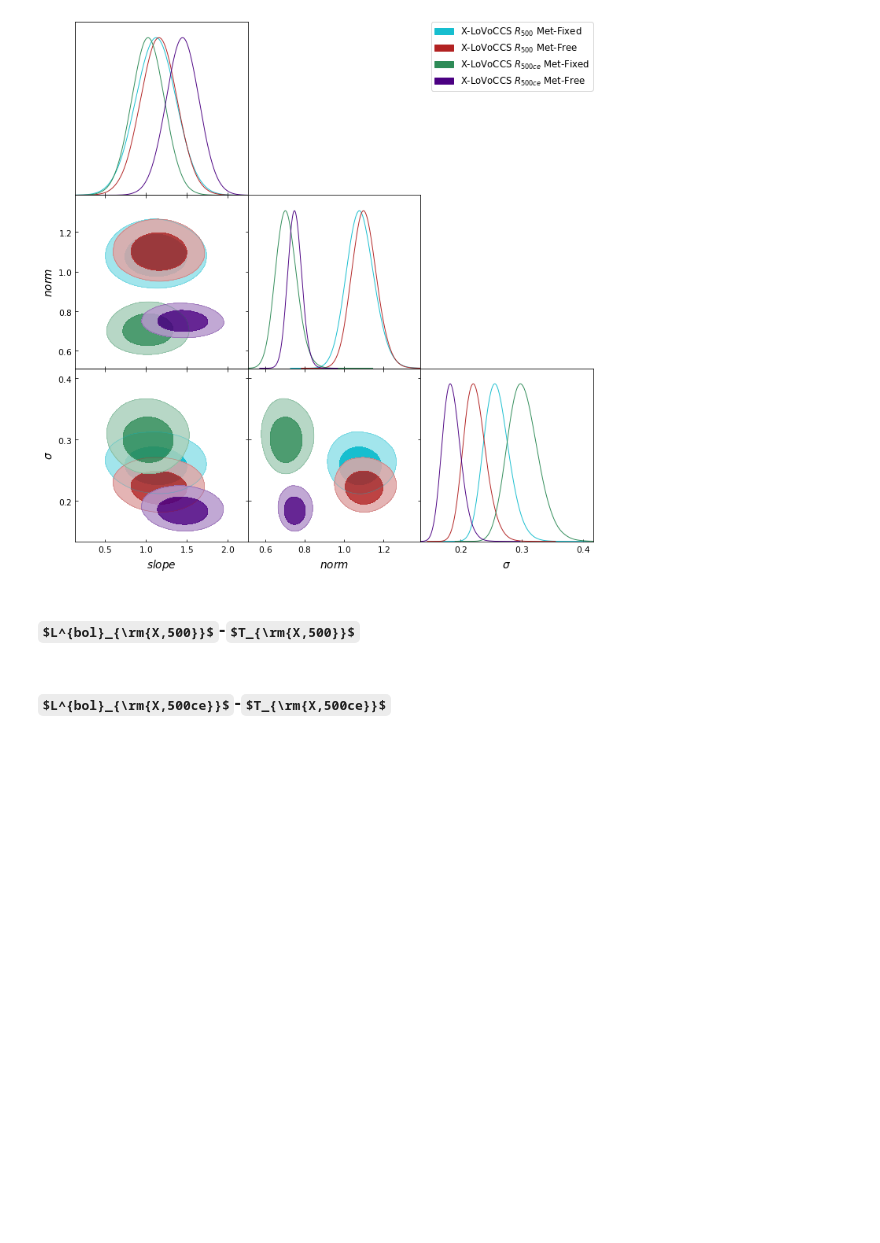
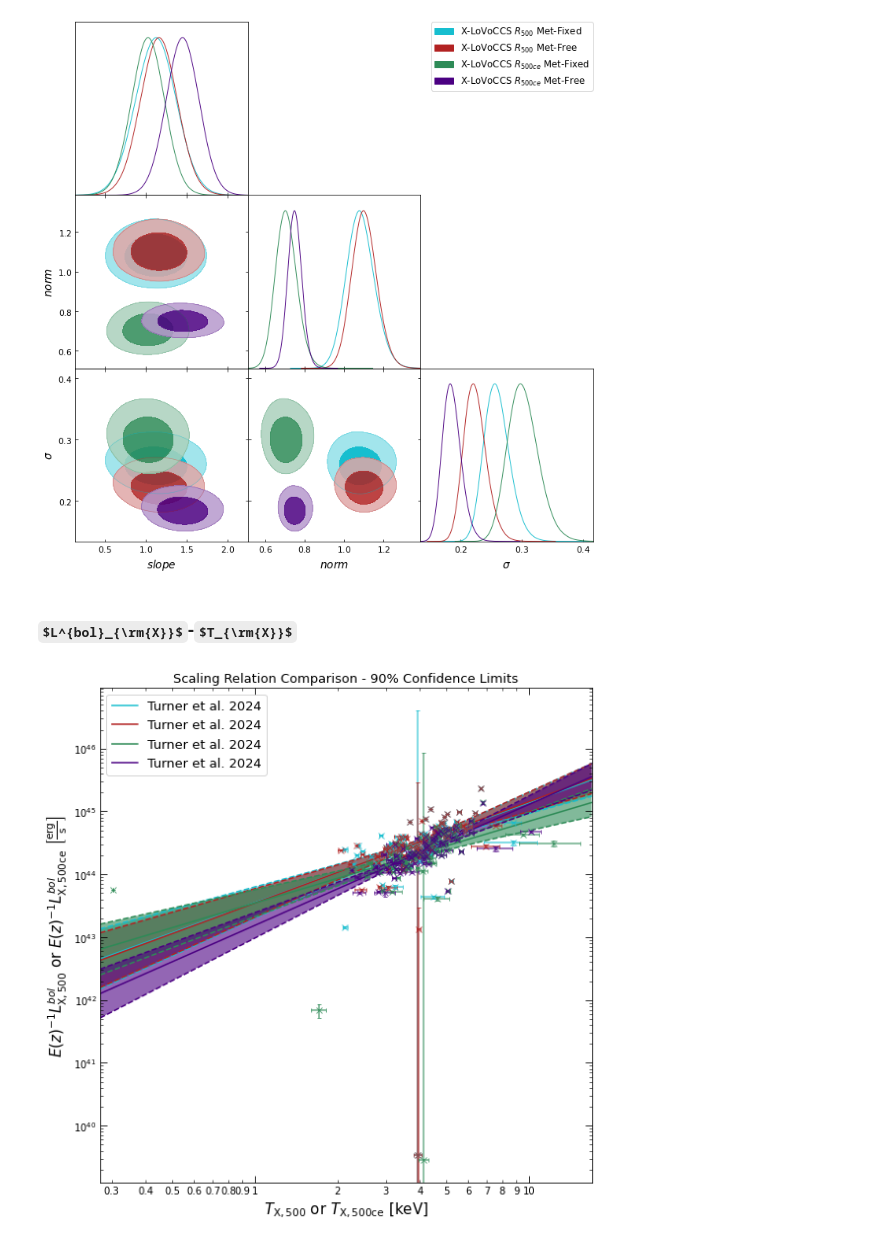
Before and after one commit to LoVoCCS/X-LoVoCCS-Analyses, a Jupyter notebook: notebooks/scaling_relations/luminosity_temperature.ipynb, the cells around one changed output. Drawn from its saved outputs; the diff is of its cells as text; code cells hidden in the pictures; some formulas as TeX source; blank space fills up the shorter version.

```diff
--- a/notebooks/scaling_relations/luminosity_temperature.ipynb
+++ b/notebooks/scaling_relations/luminosity_temperature.ipynb
@@ -181,6 +261,10 @@ Removed no burn in
 Removed no burn in
 [figure]
 # %% [markdown]
-### $L^{bol}_{\rm{X,500}}$-$T_{\rm{X,500}}$
+### $L^{bol}_{\rm{X}}$-$T_{\rm{X}}$
-# %% [markdown]
-### $L^{bol}_{\rm{X,500ce}}$-$T_{\rm{X,500ce}}$
+# %%
+combobol = (lxbol_tx_r500_metfix + lxbol_tx_r500_metfree + lxbol_tx_r500ce_metfix + lxbol_tx_r500ce_metfree)
+# %%
+combobol.view()
+# %% [output]
+[figure, added]
```
Also changed, not shown: parts of 19 cells of this notebook.
